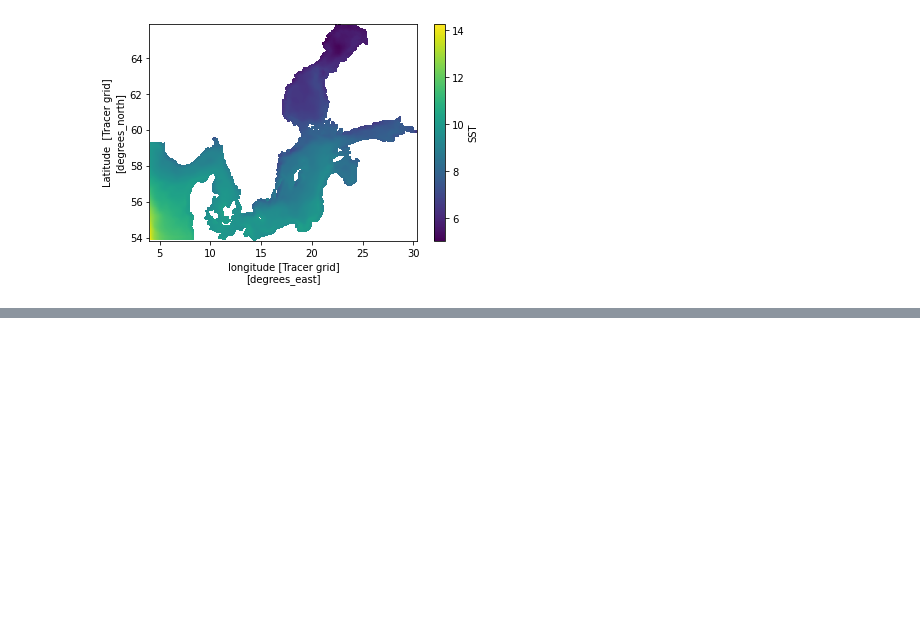
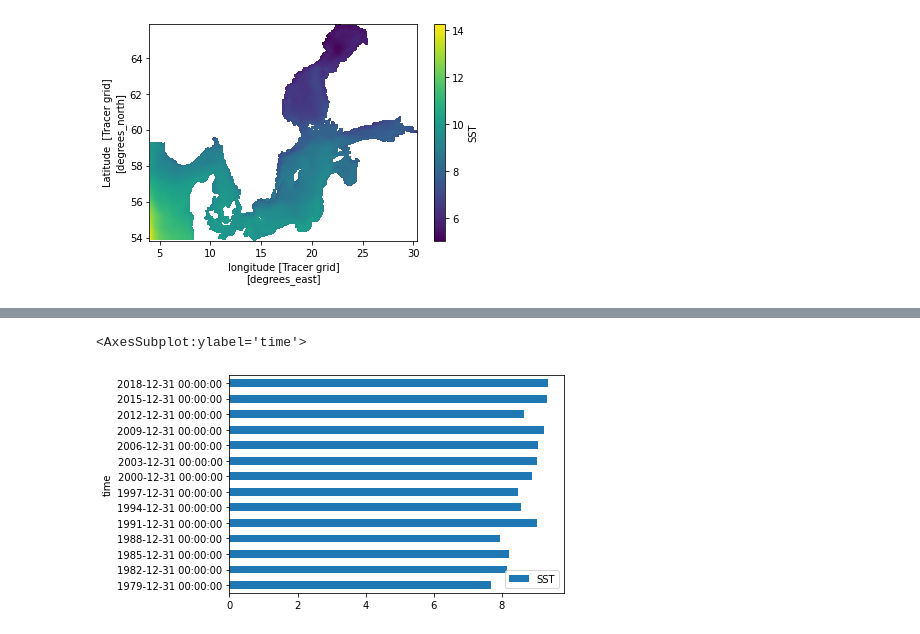
Before and after one commit to mardatade/Course-Data-Science-Workflows, a Jupyter notebook: netcdf_demo.ipynb, the cells around one changed output, grey strips where cells are left out. Cells and saved outputs as stored; diff of their text form; code cells hidden in the pictures; blank space fills up the shorter version.

```diff
--- a/netcdf_demo.ipynb
+++ b/netcdf_demo.ipynb
@@ -102,0 +114,5 @@ netcdf_data.SST.mean(dim=["lon", "lat"]).plot()
+# %%
+netcdf_data.SST.mean(dim=["lon", "lat"]).to_dataframe().resample("3Y").mean().plot.barh()
+# %% [output]
+<AxesSubplot:ylabel='time'>
+[figure, added]
```
Also changed, not shown: parts of 3 cells of this notebook, 3 other files.
